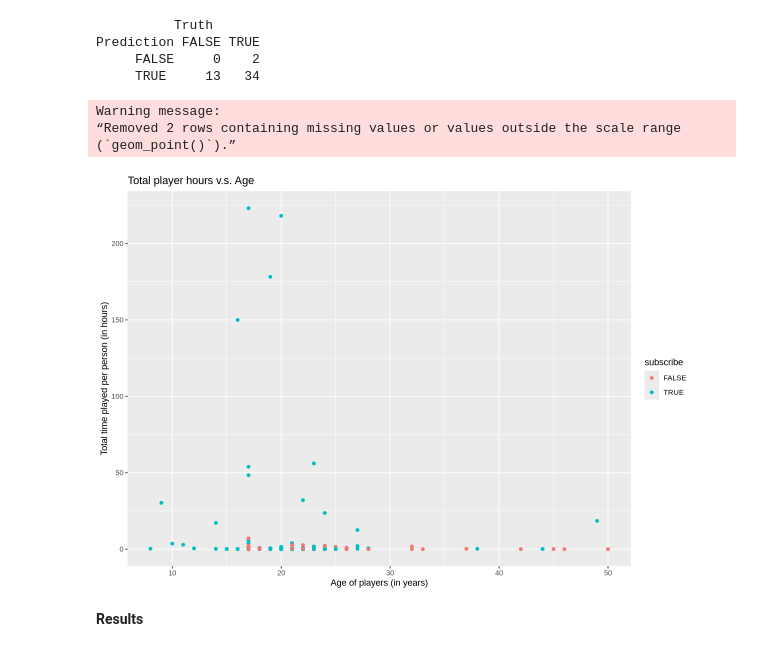
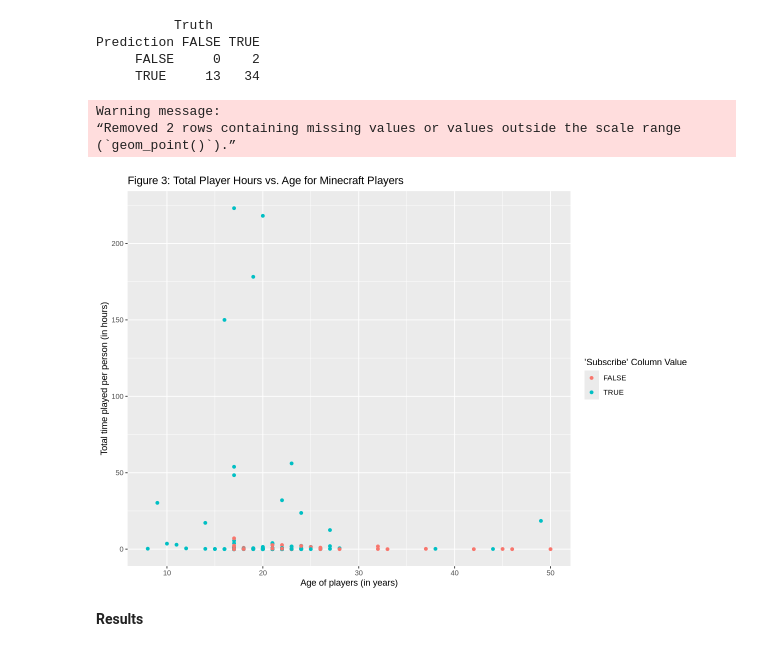
Before and after one commit to alicewj110/minecraft_pj, a Jupyter notebook: 2Final_Report.ipynb, the cells around one changed output. Saved outputs shown, nothing was run; the diff lists cells and outputs as text; code cells hidden in the pictures.

```diff
--- a/2Final_Report.ipynb
+++ b/2Final_Report.ipynb
@@ -311,15 +347,16 @@ Prediction FALSE TRUE
 # %%
 #Creating a visualization using the original players dataset out of the variables of interest
 subscription_plot<-ggplot(players, aes(x=Age, y=played_hours, color=subscribe))+
     geom_point()+
     labs(x="Age of players (in years)", y="Total time played per person (in hours)",
-         title="Total player hours v.s. Age")
+         title="Figure 3: Total Player Hours vs. Age for Minecraft Players",
+        color = "'Subscribe' Column Value")
 subscription_plot
 # %% [output]
 Warning message:
 “Removed 2 rows containing missing values or values outside the scale range
 (`geom_point()`).”
-[figure, old version]
+[figure, new version]
 # %% [markdown]
 **Results**
 # %% [markdown]
```
Also changed, not shown: parts of 15 cells of this notebook.
